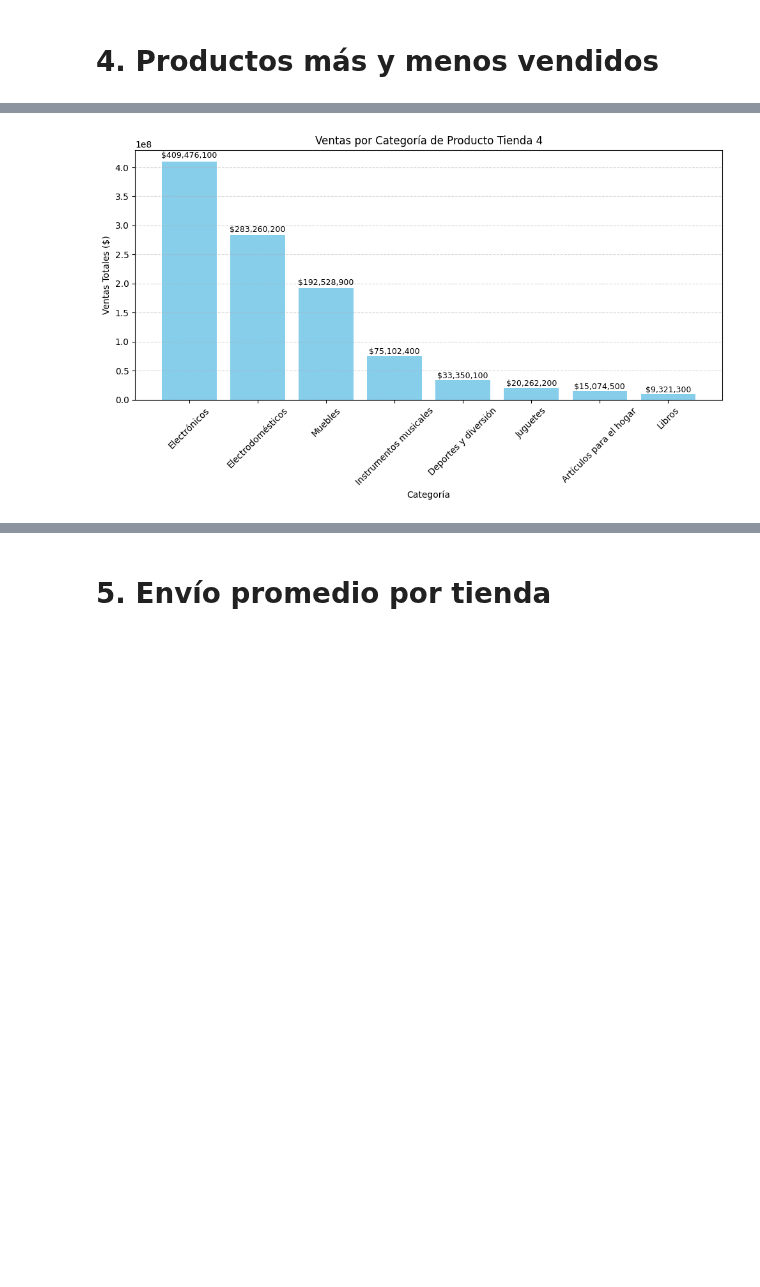
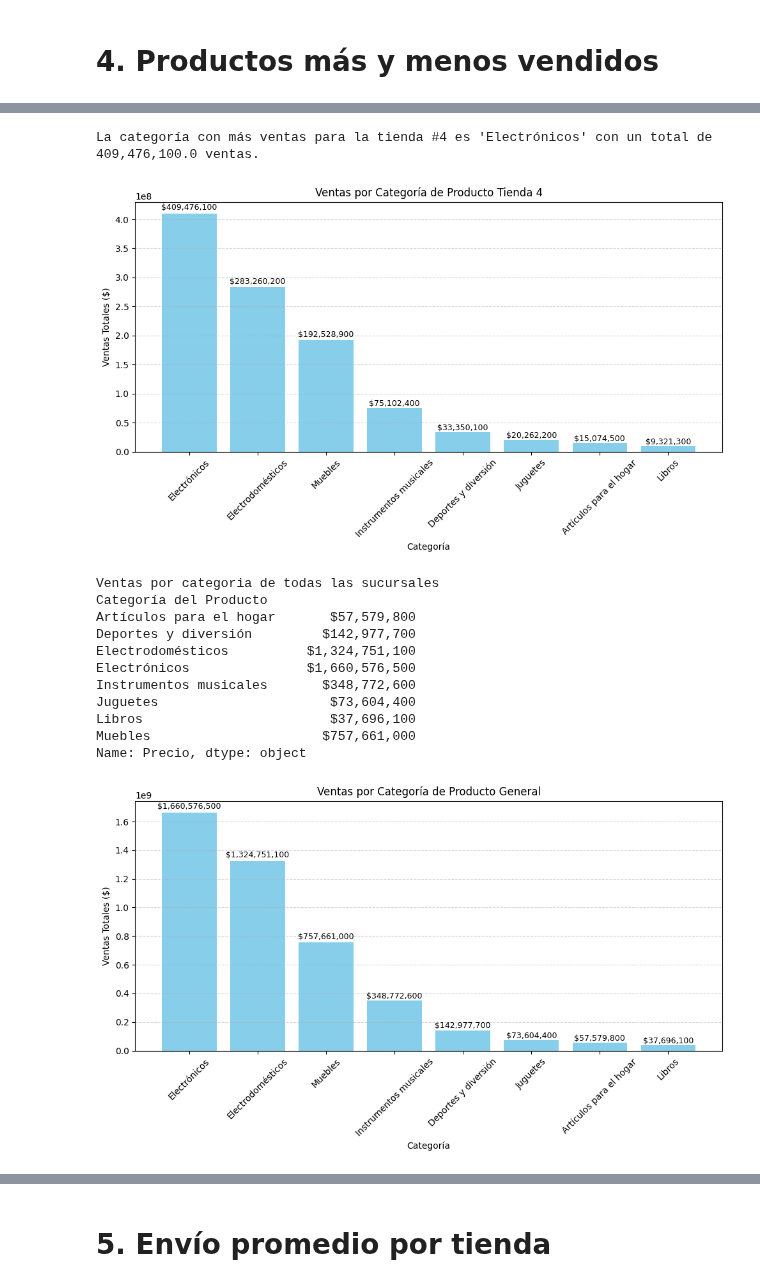
Before and after one commit to RigoClopez1990/Python, a Jupyter notebook: AluraStoreLatam.ipynb, the cells around one changed output, grey strips where cells are left out. Saved outputs shown, nothing was run; the diff lists cells and outputs as text; code cells hidden in the pictures; blank space fills up the shorter version.

```diff
--- a/AluraStoreLatam.ipynb
+++ b/AluraStoreLatam.ipynb
@@ -278,6 +278,7 @@ Name: Precio, dtype: object
 #Total de ventas, por precio.
 ventas_por_categoria_total = df_total.groupby("Tienda")["Precio"].sum()
 ventas_formateadas = ventas_por_categoria_total.apply(lambda x: f"${x:,.0f}")
+print(ventas_formateadas)
 
 #Total de transacciones.
 transacciones_total = df_total.groupby("Tienda")["Precio"].count()
@@ -293,6 +294,9 @@ costo_envio_formateadas = costo_de_envio.apply(lambda x: f"{x:,.0f}")
 print(costo_envio_formateadas)
 
 
+ventas_por_categoria_por_categ = df_total.groupby("Categoría del Producto")["Precio"].sum()
+ventas_cat_full = ventas_por_categoria_por_categ.apply(lambda x: f"${x:,.0f}")
+print(ventas_cat_full)
 
 #Promedios generales por tienda
 
@@ -456,5 +478,8 @@ plt.show()
 # %%
 #Tienda 4
+
+
+print(f"La categoría con más ventas para la tienda #4 es '{categoria_max4}' con un total de {venta_max_formateada4} ventas.")
 ventas_por_categoria4 = tienda4.groupby("Categoría del Producto")["Precio"].sum()
 ventas_por_categoria4 = ventas_por_categoria4.sort_values(ascending=False)
 
@@ -477,4 +502,46 @@ for bar in bars:
 plt.tight_layout()
 plt.show()
 # %% [output]
+La categoría con más ventas para la tienda #4 es 'Electrónicos' con un total de 409,476,100.0 ventas.
 [figure]
+# %%
+#Ventas en todas las tiendas:
+
+
+print("Ventas por categoria de todas las sucursales")
+print(ventas_cat_full)
+
+ventas_por_categoria_por_categ = df_total.groupby("Categoría del Producto")["Precio"].sum()
+ventas_por_categoria_por_categ = ventas_por_categoria_por_categ.sort_values(ascending=False)
+
+# Crear gráfico
+fig, ax = plt.subplots(figsize=(10, 6))
+bars = ax.bar(ventas_por_categoria_por_categ.index, ventas_por_categoria_por_categ.values, color='skyblue')
+
+# Títulos y estilo
+ax.set_title("Ventas por Categoría de Producto General")
+ax.set_xlabel("Categoría")
+ax.set_ylabel("Ventas Totales ($)")
+plt.xticks(rotation=45)
+plt.grid(axis='y', linestyle='--', alpha=0.5)
+
+# Agregar los valores encima de cada barra
+for bar in bars:
+    yval = bar.get_height()
+    ax.text(bar.get_x() + bar.get_width()/2, yval + yval*0.01, f"${yval:,.0f}", ha='center', va='bottom', fontsize=9)
+
+plt.tight_layout()
+plt.show()
+# %% [output]
+Ventas por categoria de todas las sucursales
+Categoría del Producto
+Artículos para el hogar       $57,579,800
+Deportes y diversión         $142,977,700
+Electrodomésticos          $1,324,751,100
+Electrónicos               $1,660,576,500
+Instrumentos musicales       $348,772,600
+Juguetes                      $73,604,400
+Libros                        $37,696,100
+Muebles                      $757,661,000
+Name: Precio, dtype: object
+[figure, added]
```
Also changed, not shown: parts of 12 cells of this notebook.
